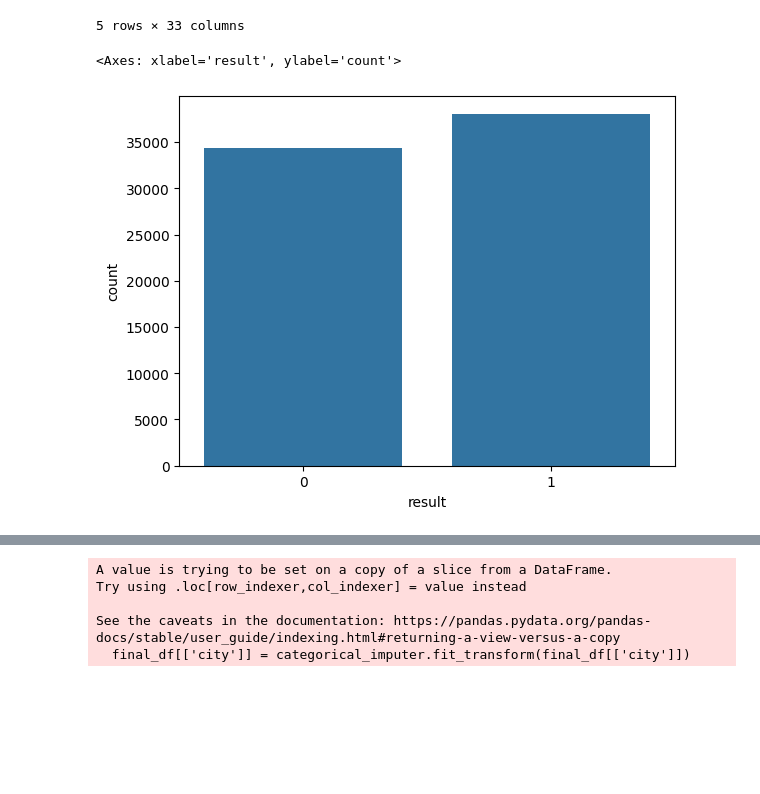
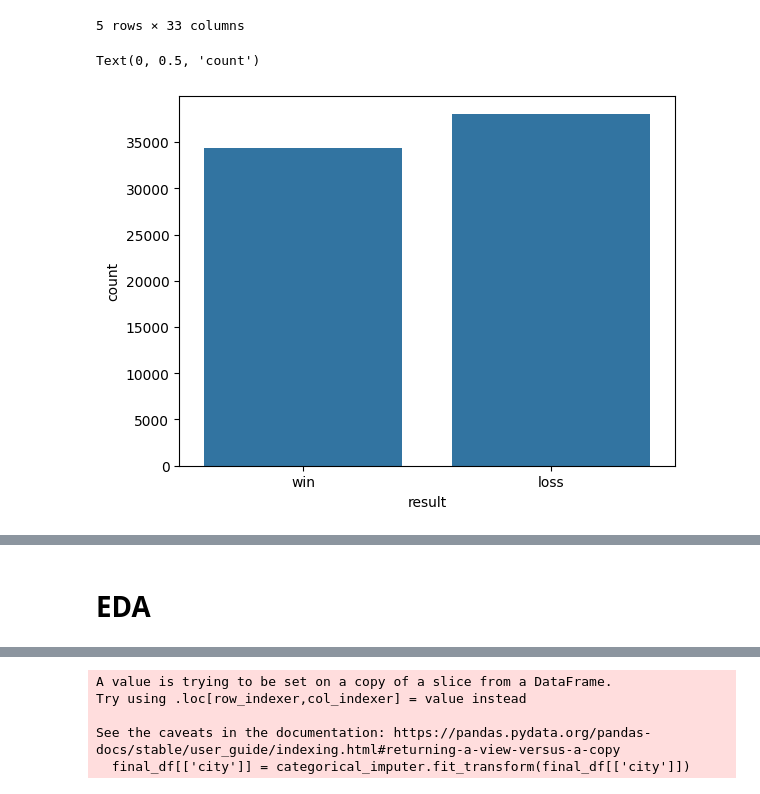
Before and after one commit to Rishi-7997/IPL-predictor, a Jupyter notebook: IPL Win Probability Predictor.ipynb, the cells around one changed output, grey strips where cells are left out. Drawn from its saved outputs; the diff is of its cells as text; code cells hidden in the pictures; blank space fills up the shorter version.

Commit message:
Visualization of key features added

```diff
--- a/IPL Win Probability Predictor.ipynb
+++ b/IPL Win Probability Predictor.ipynb
@@ -406,9 +405,12 @@ delivery_df.head()
 5 rows × 33 columns
 # %%
 sns.countplot(data = delivery_df, x ='result')
+plt.xticks([1, 0], ['win', 'loss'])
+plt.xlabel('result')
+plt.ylabel('count')
 # %% [output]
-<Axes: xlabel='result', ylabel='count'>
+Text(0, 0.5, 'count')
-[figure, old version]
+[figure, new version]
 # %%
 delivery_df.head()
 # %% [output]
@@ -432,3 +434,5 @@ final_df.head()
 | 127 | Royal Challengers Bangalore | Sunrisers Hyderabad | Hyderabad | 207 | 117 | 3 | 208 | ... |
 | 128 | Royal Challengers Bangalore | Sunrisers Hyderabad | Hyderabad | 205 | 116 | 4 | 208 | ... |
 | 129 | Royal Challengers Bangalore | Sunrisers Hyderabad | Hyderabad | 201 | 115 | 5 | 208 | ... |
+# %% [markdown]
+# EDA
```
Also changed, not shown: parts of 8 cells of this notebook, 1 other file.
